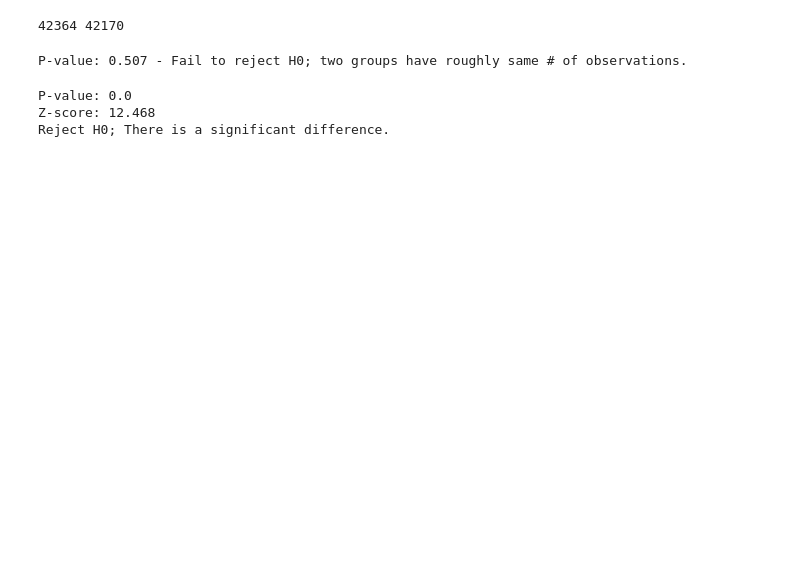
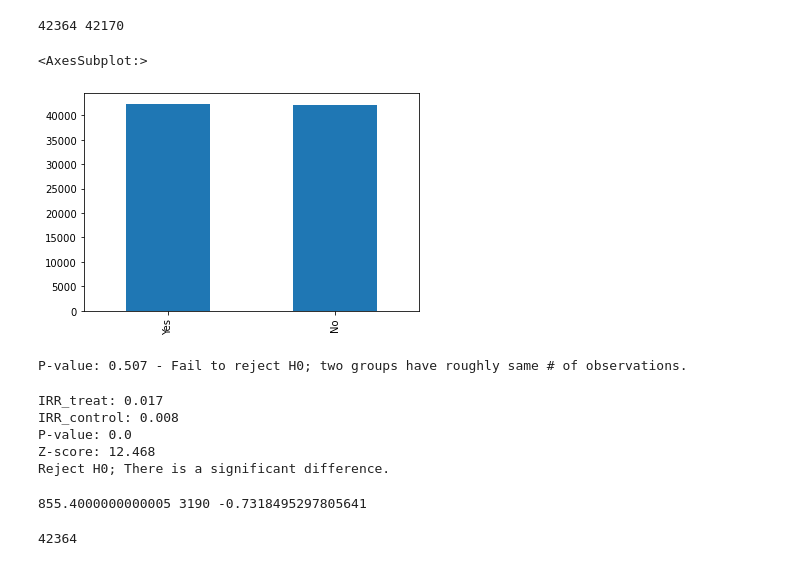
Before and after one commit to yutongwanyan98/Starbucks_experiment, a Jupyter notebook: Starbucks.ipynb, the cells around one changed output. Drawn from its saved outputs; the diff is of its cells as text; code cells hidden in the pictures; blank space fills up the shorter version.

```diff
--- a/Starbucks.ipynb
+++ b/Starbucks.ipynb
@@ -118 +123,7 @@ print(train_t.shape[0],train_c.shape[0])
+# %%
+# Visualize
+train_data['Promotion'].value_counts().plot(kind = 'bar')
+# %% [output]
+<AxesSubplot:>
+[figure, added]
 # %%
@@ -144,7 +155,7 @@ n_treat = train_t.shape[0]
 n_cont = train_c.shape[0]
 N = train_data.shape[0]
 
-def prop_diff_test(x_cont, x_exp, n_cont, n_exp, N, alpha = 0.05, diff_null = 0):
+def test_irr(x_cont, x_exp, n_cont, n_exp, N, alpha = 0.05, diff_null = 0):
 
     p_cont = x_cont / n_cont
     p_exp = x_exp / n_exp
@@ -158,20 +169,36 @@ def prop_diff_test(x_cont, x_exp, n_cont, n_exp, N, alpha = 0.05, diff_null = 0)
     #p_val = stats.norm.sf(abs(z_test))
     p_val = 1-stats.norm.cdf(z_test)
 
+
+    print(f'IRR_treat: {round(p_exp,3)}\nIRR_control: {round(p_cont,3)}')
     if p_val > alpha:
         print(f'P-value: {round(p_val,5)}\nZ-score: {round(z_test,3)}\nFail to reject H0; There is no significant difference.')
     else:
         print(f'P-value: {round(p_val,5)}\nZ-score: {round(z_test,3)}\nReject H0; There is a significant difference.')
 
-prop_diff_test(x_cont, x_treat, n_cont, n_treat, N)
+test_irr(x_cont, x_treat, n_cont, n_treat, N)
 # %% [output]
+IRR_treat: 0.017
+IRR_control: 0.008
 P-value: 0.0
 Z-score: 12.468
 Reject H0; There is a significant difference.
 # %%
-# Identified promotion's effect on IRR
+# Identified promotion's effect on NIR
+# Ho: NIRs of treatment group and control group has no difference
 
-# Ho: IRRs of treatment group and control group has no difference
+price = 10
+cost = 0.15
+
+rev_treat = price*x_treat - cost*n_treat
+rev_cont = price*x_cont
+print(rev_treat,rev_cont,(rev_treat-rev_cont)/rev_cont)
+# %% [output]
+855.4000000000005 3190 -0.7318495297805641
+# %%
+n_treat
+# %% [output]
+42364
 # %%
 def promotion_strategy(df):
     '''
```
Also changed, not shown: parts of 4 cells of this notebook.
